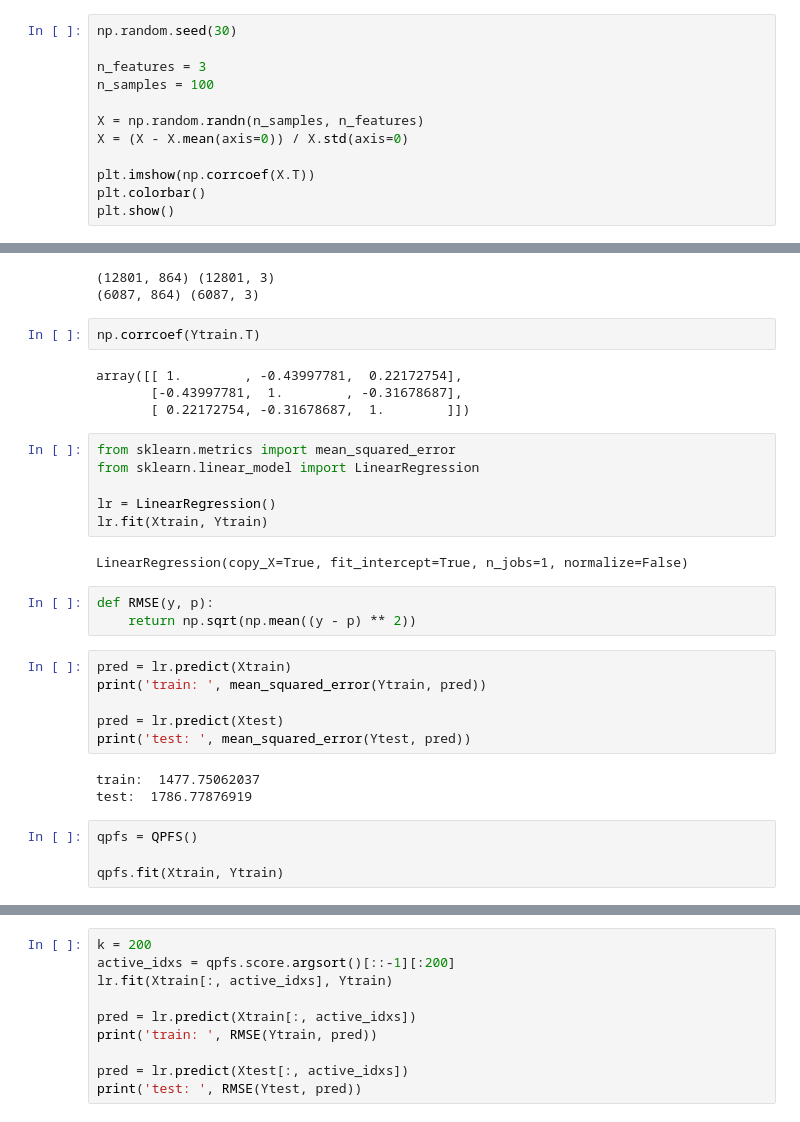
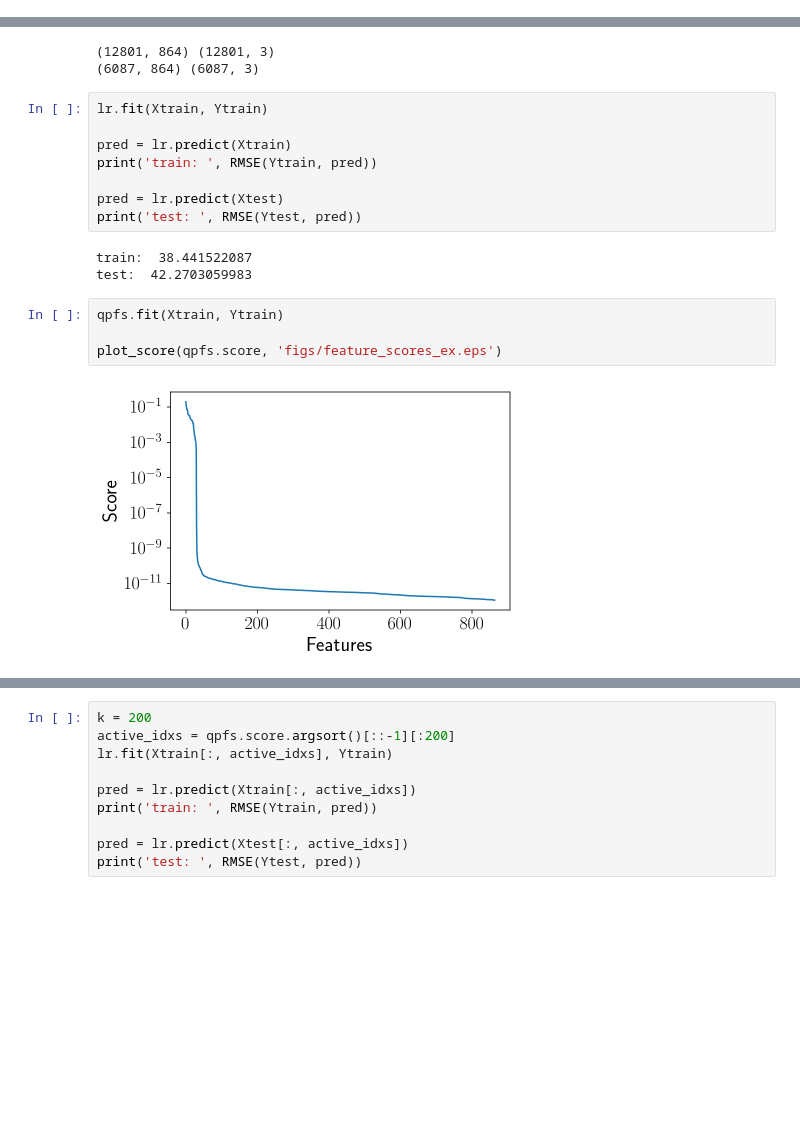
Before and after one commit to Intelligent-Systems-Phystech/MSThesis, a Jupyter notebook: code/main.ipynb, the cells around one changed output, grey strips where cells are left out. Cells and saved outputs as stored; diff of their text form; blank space fills up the shorter version.

```diff
--- a/code/main.ipynb
+++ b/code/main.ipynb
@@ -58,12 +21,0 @@ array([[ 1.27842244,  1.15360455],
-# %%
-np.random.seed(30)
-
-n_features = 3
-n_samples = 100
-
-X = np.random.randn(n_samples, n_features)
-X = (X - X.mean(axis=0)) / X.std(axis=0)
-
-plt.imshow(np.corrcoef(X.T))
-plt.colorbar()
-plt.show()
@@ -432,33 +558,20 @@ print(Xtest.shape, Ytest.shape)
 # %% [output]
 (12801, 864) (12801, 3)
 (6087, 864) (6087, 3)
-# %%
-np.corrcoef(Ytrain.T)
-# %% [output]
-array([[ 1.        , -0.43997781,  0.22172754],
-       [-0.43997781,  1.        , -0.31678687],
-       [ 0.22172754, -0.31678687,  1.        ]])
-# %%
-from sklearn.metrics import mean_squared_error
-from sklearn.linear_model import LinearRegression
-
-lr = LinearRegression()
-lr.fit(Xtrain, Ytrain)
-# %% [output]
-LinearRegression(copy_X=True, fit_intercept=True, n_jobs=1, normalize=False)
-# %%
-def RMSE(y, p):
-    return np.sqrt(np.mean((y - p) ** 2))
 # %%
+lr.fit(Xtrain, Ytrain)
+
 pred = lr.predict(Xtrain)
-print('train: ', mean_squared_error(Ytrain, pred))
+print('train: ', RMSE(Ytrain, pred))
 
 pred = lr.predict(Xtest)
-print('test: ', mean_squared_error(Ytest, pred))
+print('test: ', RMSE(Ytest, pred))
 # %% [output]
-train:  1477.75062037
-test:  1786.77876919
+train:  38.441522087
+test:  42.2703059983
 # %%
-qpfs = QPFS()
+qpfs.fit(Xtrain, Ytrain)
 
-qpfs.fit(Xtrain, Ytrain)
+plot_score(qpfs.score, 'figs/feature_scores_ex.eps')
+# %% [output]
+[figure, added]
```
Also changed, not shown: parts of 79 cells of this notebook.
